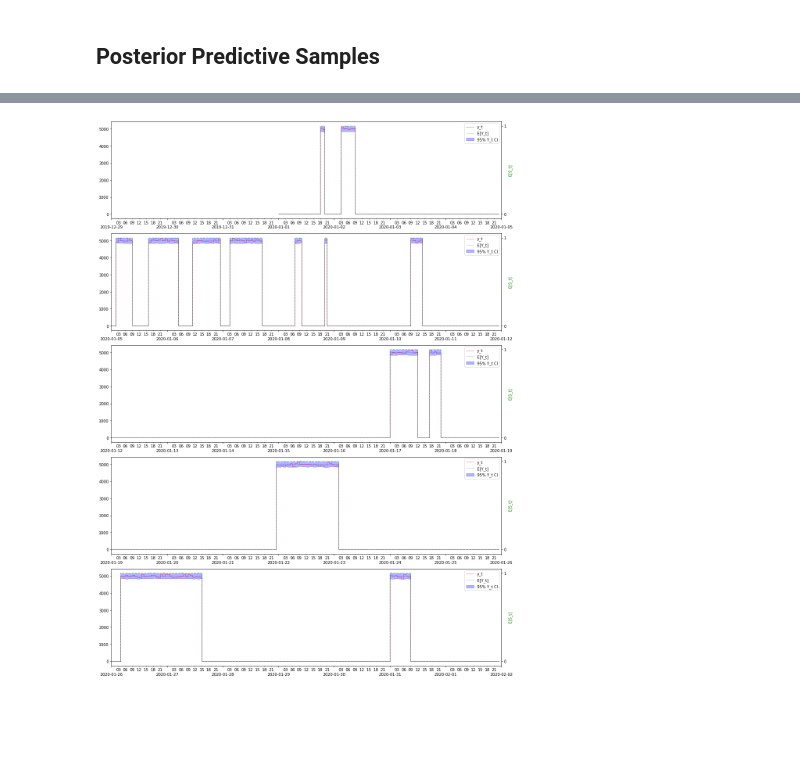
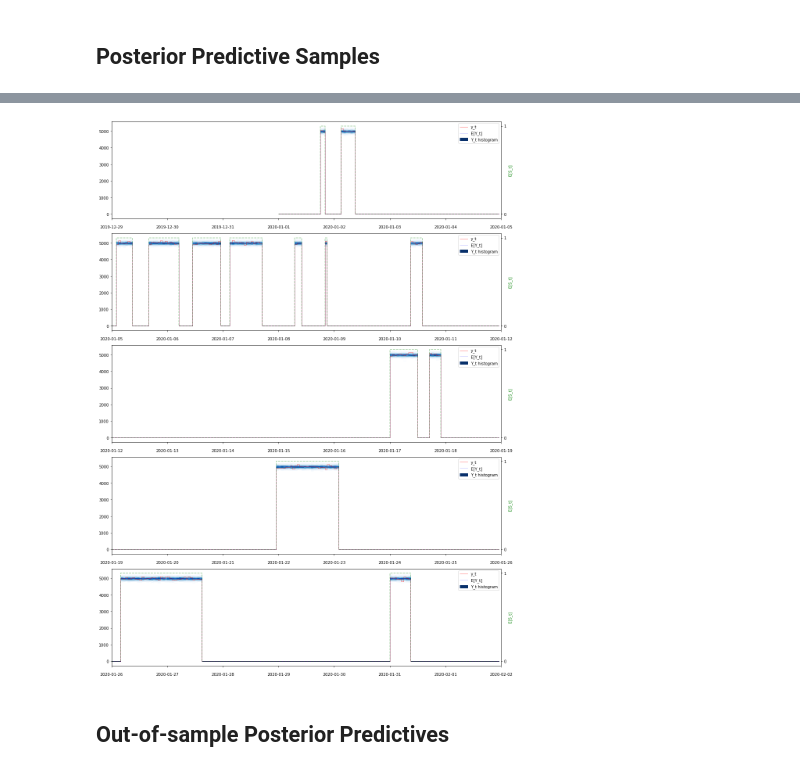
Before and after one commit to AmpersandTV/pymc3-hmm, a Jupyter notebook: examples/poisson_zero_example.ipynb, the cells around one changed output, grey strips where cells are left out. Cells and saved outputs as stored; diff of their text form; code cells hidden in the pictures; blank space fills up the shorter version.

```diff
--- a/examples/poisson_zero_example.ipynb
+++ b/examples/poisson_zero_example.ipynb
@@ -78,11 +79,12 @@ def create_poisson_zero_hmm(mu, observed, p_0_a=np.r_[5, 1], p_1_a=np.r_[3, 5]):
     p_1_rv = pm.Dirichlet("p_1", p_1_a)
 
     P_tt = tt.stack([p_0_rv, p_1_rv])
-    P_rv = pm.Deterministic("P_tt", tt.shape_padleft(P_tt))
+    P_rv = pm.Deterministic("P_t", tt.shape_padleft(P_tt))
 
     pi_0_tt = compute_steady_state(P_rv)
 
     S_rv = DiscreteMarkovChain("S_t", P_rv, pi_0_tt, shape=np.shape(observed)[-1])
+    S_rv.tag.test_value = np.array(observed > 0, dtype=np.int32)
 
     Y_rv = SwitchingProcess(
         "Y_t", [pm.Constant.dist(0), pm.Poisson.dist(mu)], S_rv, observed=observed
@@ -117,7 +119,7 @@ with pm.Model() as test_model:
     _ = create_poisson_zero_hmm(mu_rv, y_t, p_0_a=np.r_[1, 1], p_1_a=np.r_[1, 1])
 
 with test_model:
-    transmat_step = TransMatConjugateStep(test_model.P_rv)
+    transmat_step = TransMatConjugateStep(test_model.P_t)
     states_step = FFBSStep([test_model.S_t])
     mu_step = pm.NUTS([test_model.mu])
 
@@ -141,8 +143,10 @@ Only one chain was sampled, this makes it impossible to run some convergence che
 # %%
 import matplotlib.pyplot as plt
 
+import arviz as az
 
-ax = pm.traceplot(
+
+ax = az.plot_trace(
     posterior_trace.posterior,
     var_names=[
         "mu",
@@ -166,40 +170,24 @@ plt.tight_layout()
 # %%
 with test_model:
     posterior_pred_trace = pm.sample_posterior_predictive(
-        posterior_trace.posterior, var_names=["Y_t"]
+        posterior_trace.posterior, var_names=["S_t", "Y_t"]
     )
 # %% [output]
 [interactive output not drawn]
 # %%
-import pandas as pd
-
-import arviz as az
-
-from matplotlib.ticker import MaxNLocator
-
-from pymc3_hmm.utils import plot_split_timeseries
-
+columns = pd.MultiIndex.from_tuples(
+    [("Y_t", i) for i in range(posterior_pred_trace["Y_t"].shape[0])],
+    names=("var", "sample"),
+)
 
 plot_data = pd.DataFrame(
-    {"y_t": y_t}, index=pd.date_range(start="1/1/2020", periods=len(y_t), freq="H")
+    posterior_pred_trace["Y_t"].T,
+    index=time_index,
+    columns=columns,
 )
-
-with test_model:
-    az_post_trace = az.from_pymc3(
-        posterior_predictive=posterior_pred_trace,
-        dims={"Y_t": ["dt"]},
-        coords={"dt": plot_data.index},
-    )
-
-hdi_data = az.hdi(
-    az_post_trace, hdi_prob=0.97, group="posterior_predictive", var_names=["Y_t"]
-).to_dataframe()
-hdi_data = hdi_data.unstack(level="hdi")
-
-plot_data["E[Y_t]"] = az_post_trace.posterior_predictive["Y_t"].mean(axis=1).squeeze()
-plot_data["E[S_t]"] = posterior_trace.posterior.S_t.mean(axis=1).squeeze()
-
-plot_data = plot_data.merge(hdi_data, right_index=True, left_index=True)
+plot_data["E[S_t]"] = posterior_pred_trace["S_t"].mean(0)
+plot_data["E[Y_t]"] = posterior_pred_trace["Y_t"].mean(0)
+plot_data["y_t"] = y_t
 
 
 def plot_fn(ax, data, **kwargs):
@@ -214,42 +202,36 @@ def plot_fn(ax, data, **kwargs):
 
     ax.plot(
         data["E[Y_t]"],
         label="E[Y_t]",
         alpha=0.3,
         color="blue",
         linewidth=0.8,
         drawstyle="steps",
     )
 
-    ax.fill_between(
-        data.index,
-        data[("Y_t", "lower")],
-        data[("Y_t", "higher")],
-        label=r"95% Y_t CI",
-        color="b",
-        step="pre",
-        alpha=0.3,
-    )
+    plot_predictive_histograms(data["Y_t"], axes=ax)
 
 
 axes_split_data = plot_split_timeseries(
     plot_data,
+    split_max=10,
     twin_column_name="E[S_t]",
     twin_plot_kwargs={
         "color": "green",
         "drawstyle": "steps",
         "linestyle": "--",
         "alpha": 0.4,
     },
-    figsize=(15, 20),
+    figsize=(15, 30),
     plot_fn=plot_fn,
 )
 
 for (_, twin_ax), _ in axes_split_data:
     _ = twin_ax.set_ylabel("E[S_t]", color=twin_ax.get_lines()[0].get_color())
     _ = twin_ax.yaxis.set_major_locator(MaxNLocator(integer=True))
 
-
 plt.tight_layout()
 # %% [output]
-[figure, old version]
+[figure, new version]
+# %% [markdown]
+## Out-of-sample Posterior Predictives
```
Also changed, not shown: parts of 5 cells of this notebook.
